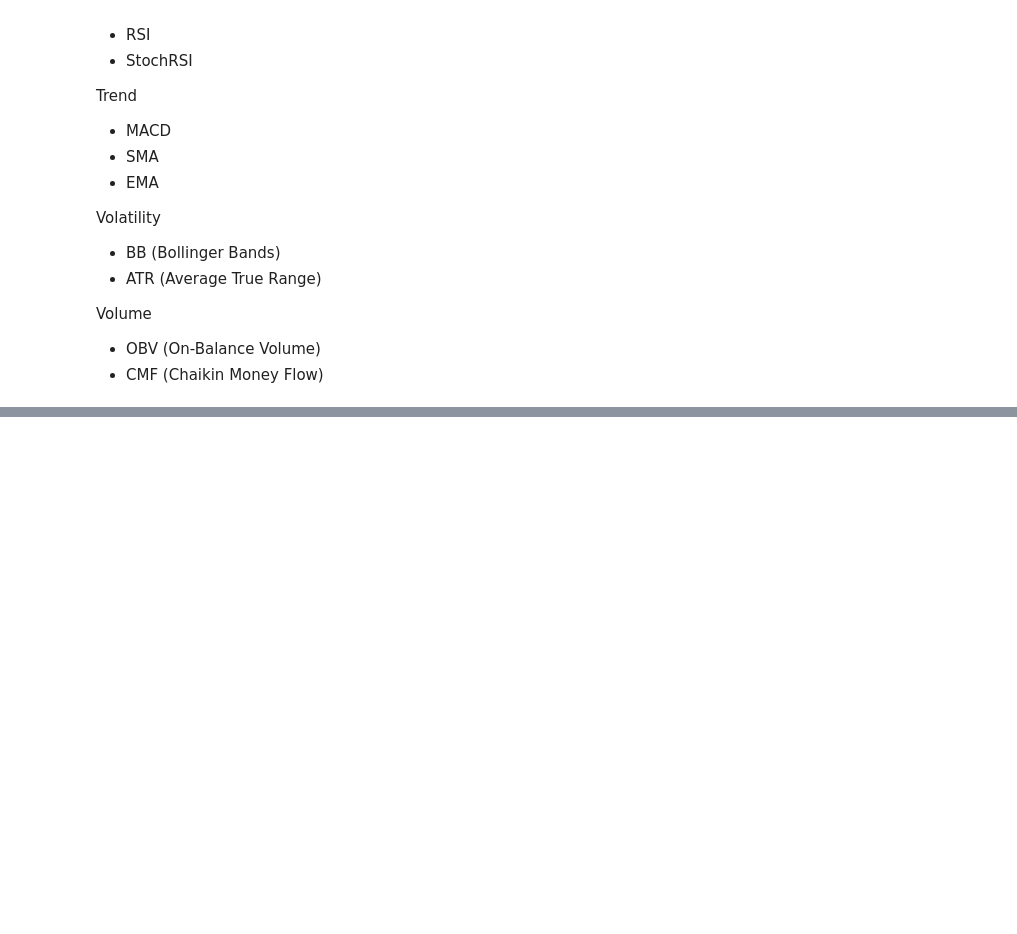
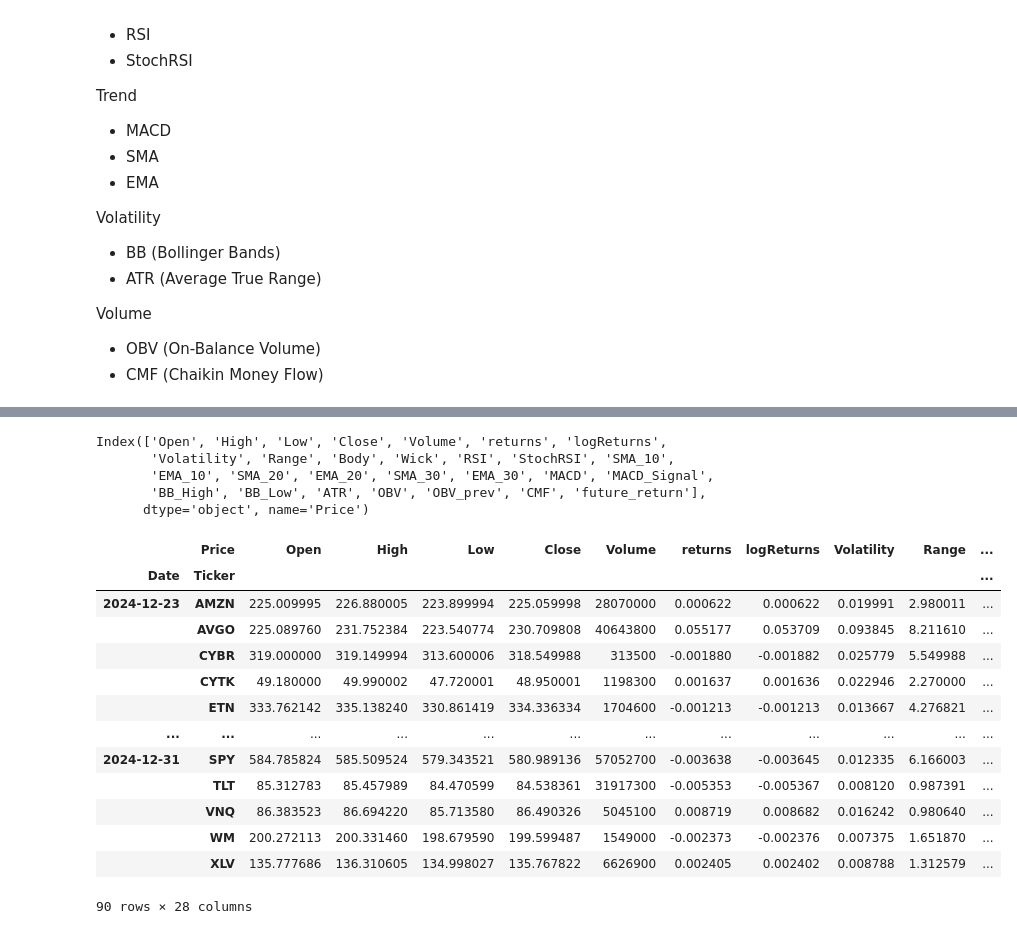
Before and after one commit to HellCatCruiser/AgenticTrader, a Jupyter notebook: data_cleaning/data_engineering.ipynb, the cells around one changed output, grey strips where cells are left out. Cells and saved outputs as stored; diff of their text form; code cells hidden in the pictures; blank space fills up the shorter version.

```diff
--- a/data_cleaning/data_engineering.ipynb
+++ b/data_cleaning/data_engineering.ipynb
@@ -174,0 +210,46 @@ def add_features(df):
+# %%
+results = []
+for ticker, df_t in df_long.groupby('Ticker'):
+    df_t = add_features(df_t.copy())
+    results.append(df_t)
+
+# Step 1: Concatenate and sort
+df_processed = pd.concat(results).sort_values(['Date', 'Ticker']).copy()
+df_processed = df_processed.reorder_levels(['Date', 'Ticker']).sort_index()
+
+# Step 2: Identify last 5 rows per ticker BEFORE dropping NaNs
+last_5_mask = df_processed.groupby('Ticker').tail(5).index
+
+# Step 3: Drop NaNs EXCEPT for those in last 5 rows
+df_cleaned = df_processed[~df_processed.index.isin(last_5_mask)].dropna()
+df_preserved = df_processed.loc[last_5_mask]
+
+# Step 4: Combine and sort
+df_processed = pd.concat([df_cleaned, df_preserved]).sort_index()
+
+
+df_processed.columns
+# %% [output]
+Index(['Open', 'High', 'Low', 'Close', 'Volume', 'returns', 'logReturns',
+       'Volatility', 'Range', 'Body', 'Wick', 'RSI', 'StochRSI', 'SMA_10',
+       'EMA_10', 'SMA_20', 'EMA_20', 'SMA_30', 'EMA_30', 'MACD', 'MACD_Signal',
+       'BB_High', 'BB_Low', 'ATR', 'OBV', 'OBV_prev', 'CMF', 'future_return'],
+      dtype='object', name='Price')
+# %%
+# show a sample of each ticker
+df_processed.groupby("Ticker").tail(6)
+# %% [output]
+|  | Price | Open | High | Low | Close | Volume | returns | logReturns | Volatility | Range | ... |
+| Date | Ticker |  |  |  |  |  |  |  |  |  | ... |
+| 2024-12-23 | AMZN | 225.009995 | 226.880005 | 223.899994 | 225.059998 | 28070000 | 0.000622 | 0.000622 | 0.019991 | 2.980011 | ... |
+|  | AVGO | 225.089760 | 231.752384 | 223.540774 | 230.709808 | 40643800 | 0.055177 | 0.053709 | 0.093845 | 8.211610 | ... |
+|  | CYBR | 319.000000 | 319.149994 | 313.600006 | 318.549988 | 313500 | -0.001880 | -0.001882 | 0.025779 | 5.549988 | ... |
+|  | CYTK | 49.180000 | 49.990002 | 47.720001 | 48.950001 | 1198300 | 0.001637 | 0.001636 | 0.022946 | 2.270000 | ... |
+|  | ETN | 333.762142 | 335.138240 | 330.861419 | 334.336334 | 1704600 | -0.001213 | -0.001213 | 0.013667 | 4.276821 | ... |
+| ... | ... | ... | ... | ... | ... | ... | ... | ... | ... | ... | ... |
+| 2024-12-31 | SPY | 584.785824 | 585.509524 | 579.343521 | 580.989136 | 57052700 | -0.003638 | -0.003645 | 0.012335 | 6.166003 | ... |
+|  | TLT | 85.312783 | 85.457989 | 84.470599 | 84.538361 | 31917300 | -0.005353 | -0.005367 | 0.008120 | 0.987391 | ... |
+|  | VNQ | 86.383523 | 86.694220 | 85.713580 | 86.490326 | 5045100 | 0.008719 | 0.008682 | 0.016242 | 0.980640 | ... |
+|  | WM | 200.272113 | 200.331460 | 198.679590 | 199.599487 | 1549000 | -0.002373 | -0.002376 | 0.007375 | 1.651870 | ... |
+|  | XLV | 135.777686 | 136.310605 | 134.998027 | 135.767822 | 6626900 | 0.002405 | 0.002402 | 0.008788 | 1.312579 | ... |
+90 rows × 28 columns
```
Also changed, not shown: parts of 19 cells of this notebook, 1 other file.
